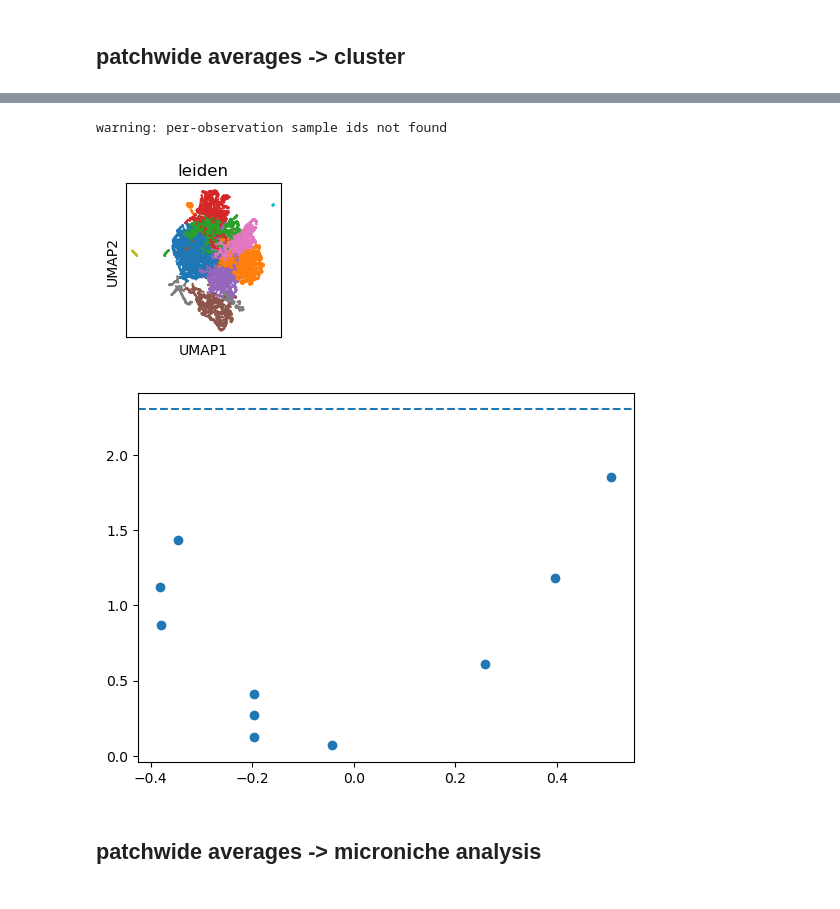
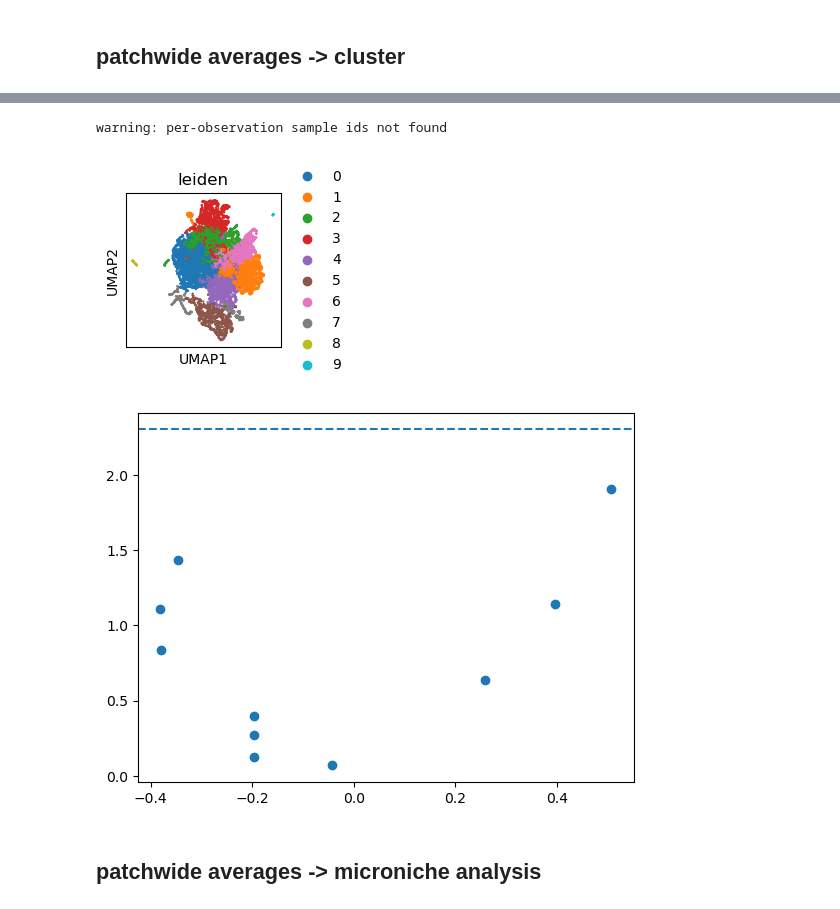
Before and after one commit to yakirr/vimapaper, a Jupyter notebook: RA/RA.2.analyze.ipynb, the cells around one changed output, grey strips where cells are left out. Saved outputs shown, nothing was run; the diff lists cells and outputs as text; code cells hidden in the pictures.

```diff
--- a/RA/RA.2.analyze.ipynb
+++ b/RA/RA.2.analyze.ipynb
@@ -249,24 +265,23 @@ ps[ps <= 0.05/len(ps)], clusts[ps <= 0.05/len(ps)], (d.obs['leiden'] == '1').sum
 # %%
 from scipy.stats import ttest_ind
 d = cna.read(f'_results/patchwideavgs.h5ad'); d.sampleid = 'sid'
-sc.tl.leiden(d, resolution=0.2)
-plt.figure(figsize=(2,2)); sc.pl.umap(d, color='leiden', legend_loc=None, ax=plt.gca())
+plt.figure(figsize=(2,2)); sc.pl.umap(d, color='leiden', ax=plt.gca())
 ct = pd.crosstab(d.obs.sid, d.obs.leiden)
 ct = ct.div(ct.sum(axis=1), axis=0)
 clusts = ct.columns.values
 ct['donor'] = d.samplem.donor
 ct['fstar'] = d.samplem.fstar
 
-fdrs, stats, ps = test_clusters(ct, clusts, 'fstar', 'donor')
+fdrs, stats, ps = test_clusters(ct, clusts, 'fstar', 'donor', Nnull=10000)
 plt.scatter(stats, -np.log10(ps))
 plt.axhline(-np.log10(0.05/len(ps)), ls='--')
 plt.show()
 pd.DataFrame(data={'p':ps, 'stat':stats}, index=pd.Series(d.obs.leiden.unique(), name='cluster')
             ).to_csv('_results/patchwideavgs_clustertest.csv')
 # %% [output]
 warning: per-observation sample ids not found
-[figure, old version]
+[figure, new version]
-[figure, old version]
+[figure, new version]
 # %% [markdown]
 ## patchwide averages -> microniche analysis
 # %%
```
Also changed, not shown: parts of 7 cells of this notebook, 22 other files.
